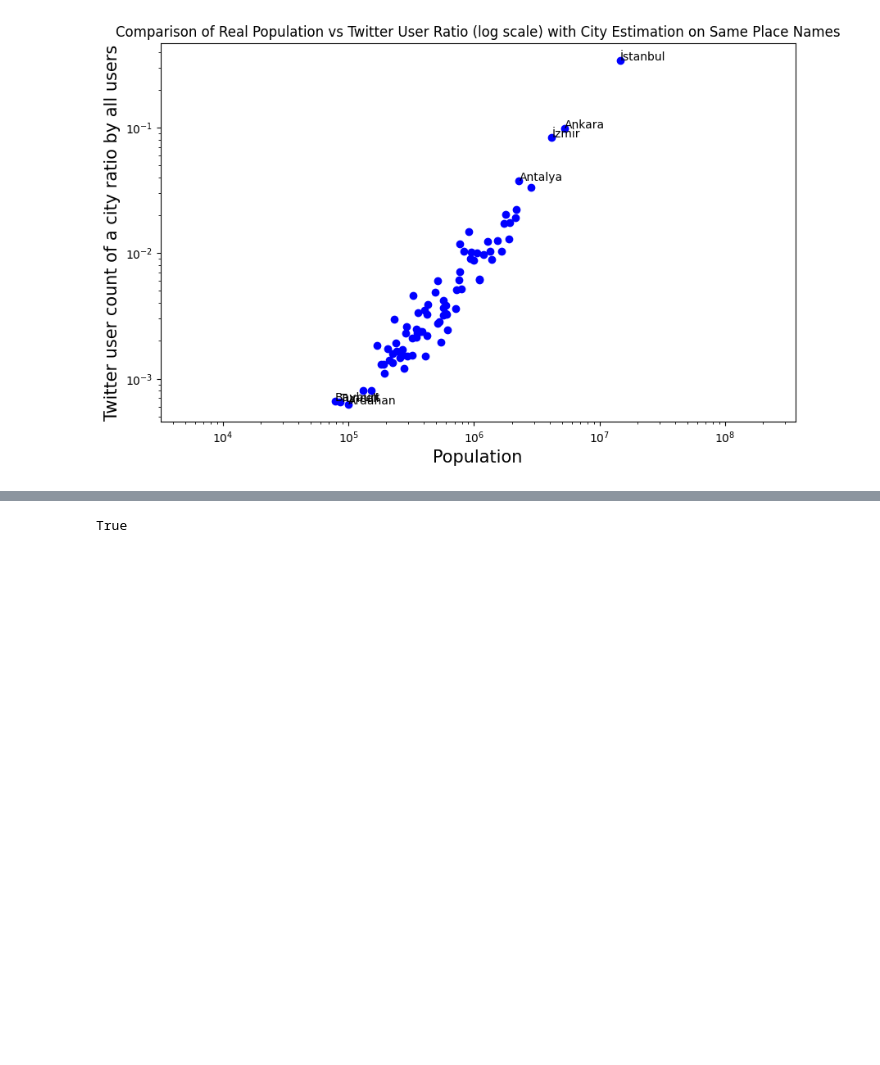
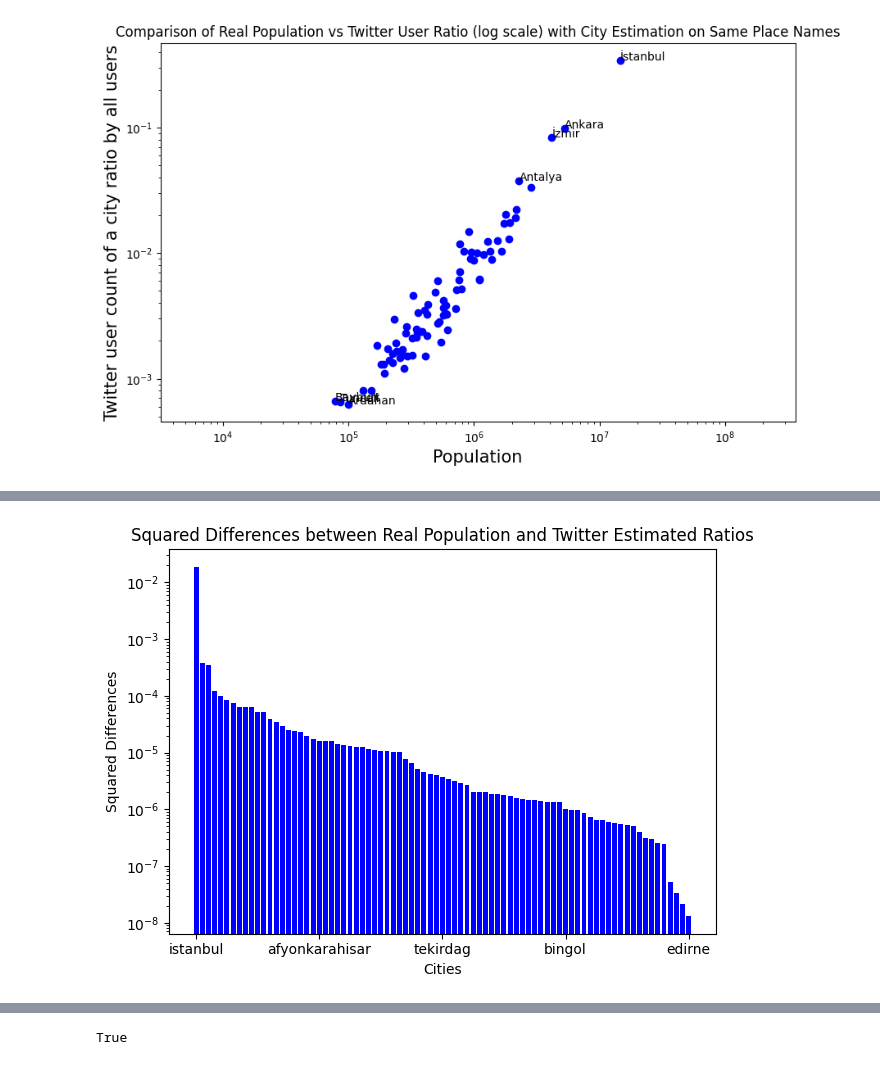
Before and after one commit to alpYener123/FindGeoLocation, a Jupyter notebook: extracting_graphs.ipynb, the cells around one changed output, grey strips where cells are left out. Saved outputs shown, nothing was run; the diff lists cells and outputs as text; code cells hidden in the pictures; blank space fills up the shorter version.

```diff
--- a/extracting_graphs.ipynb
+++ b/extracting_graphs.ipynb
@@ -209,0 +225,5 @@ plot.savefig("graphs/individual/guess_userloc/ratio_vs_real")
+# %%
+plot = sq_diff_all(obs_dict, est_dict)
+plot.savefig("graphs/individual/guess_tweetloc/sqdiff_all")
+# %% [output]
+[figure, added]
```
Also changed, not shown: parts of 22 cells of this notebook, 19 other files.
